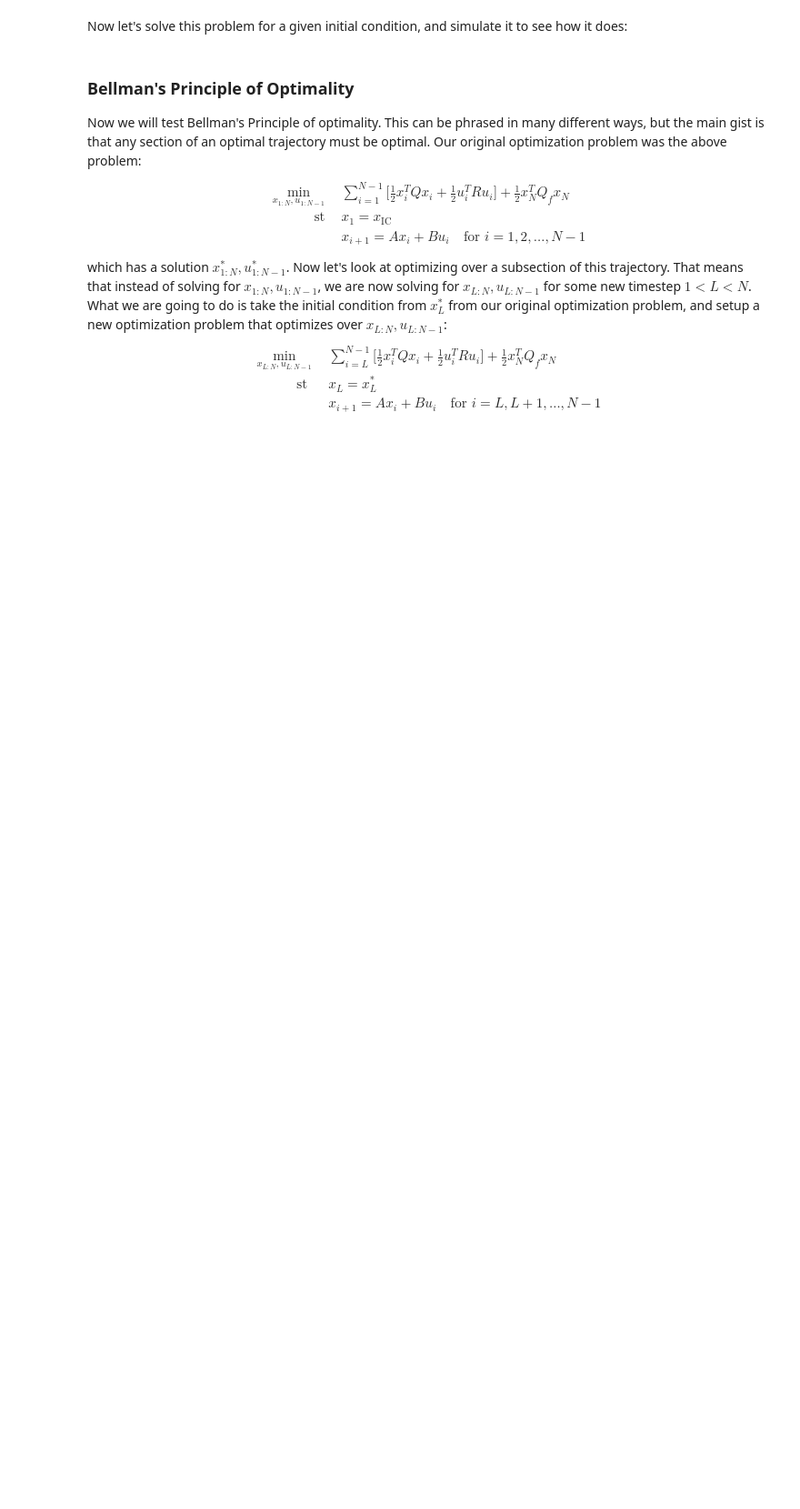
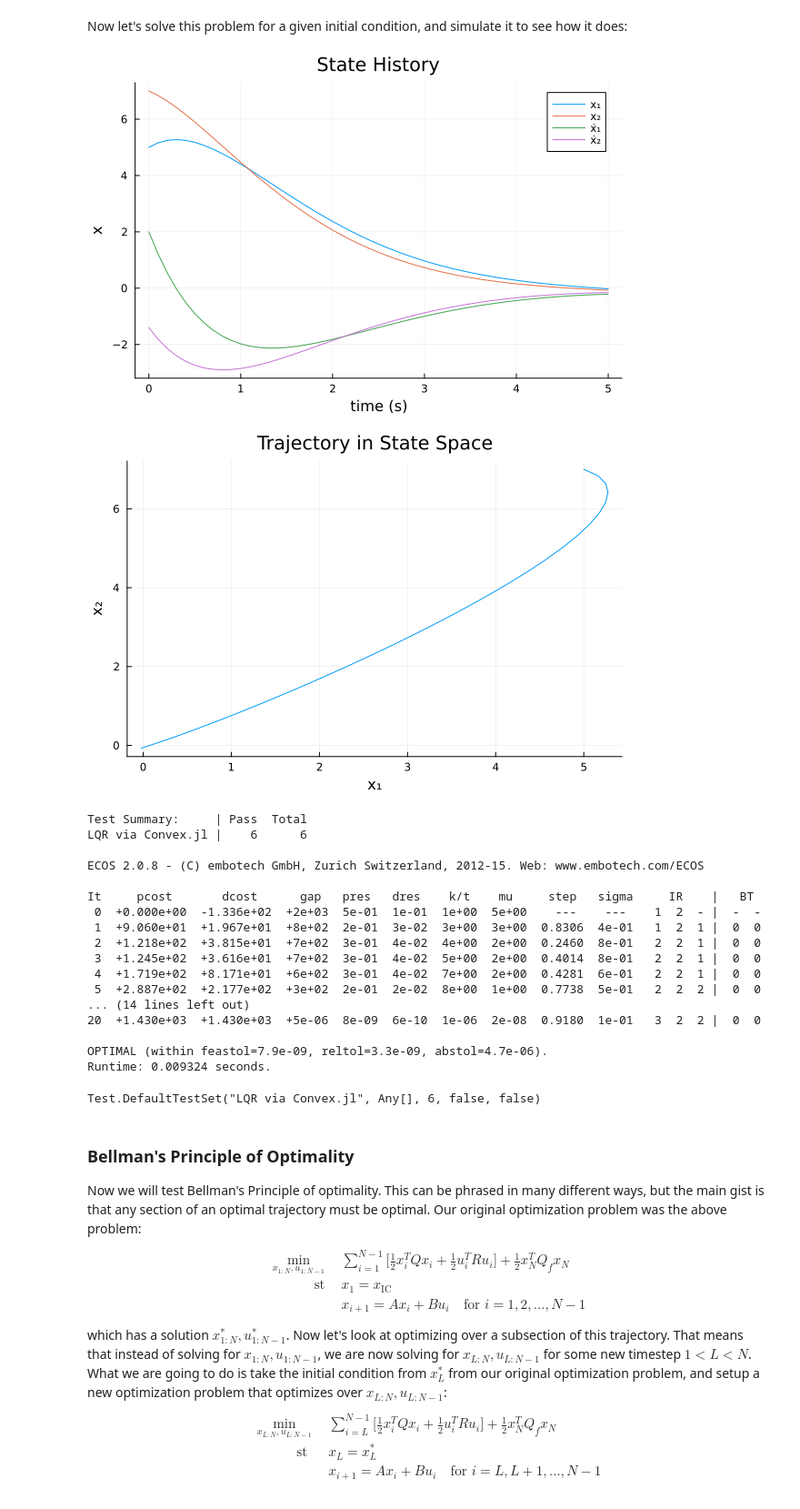
Before and after one commit to stevenwman/OCRL2024, a Jupyter notebook: HW/HW2_S24/Q1.ipynb, the cells around one changed output. Shown: that part at 91% size. Cells and saved outputs as stored; diff of their text form; code cells hidden in the pictures; blank space fills up the shorter version.

```diff
--- a/HW/HW2_S24/Q1.ipynb
+++ b/HW/HW2_S24/Q1.ipynb
@@ -41,3 +59,6 @@ $$\begin{align} \dot{x} =  \begin{bmatrix} 0 & 0 & 1 & 0 \\ 0 & 0 & 0 & 1 \\ 0 &
 ## Part A: Discretize the model (5 pts)
 
 Use the matrix exponential (`exp` in Julia) to discretize the continuous time model assuming we have a zero-order hold on the control. See [this part of the first recitation](https://youtu.be/97JZi5ztc3c?si=Sxqg_uHnRXoozafM&t=2686) if you're unsure of what to do.
+# %%
+A = zeros(5,5)
+@show A[1:5,1:5]
@@ -59,6 +88,13 @@ function double_integrator_AB(dt)::Tuple{Matrix,Matrix}
     A = zeros(nx,nx) # TODO
     B = zeros(nx,nu) # TODO
 
+    Dc = zeros(nx+nu, nx+nu)
+    Dc[1:nx,1:(nx+nu)] = [Ac Bc]
+    Dd = exp(Dc*dt)
+
+    A = Dd[1:nx,1:nx]
+    B = Dd[1:nx,(nx+1):(nx+nu)]
+
     @assert size(A) == (nx,nx)
     @assert size(B) == (nx,nu)
 
@@ -137,11 +179,11 @@ function convex_trajopt(A::Matrix,      # A matrix
     for k = 1:(N-1)
 
         # add stagewise cost
-        cost += 0
+        cost += cvx.quadform(X[:,k],Q) + cvx.quadform(U[:,k],R)
     end
 
     # add terminal cost
-    cost += 0
+    cost += cvx.quadform(X[:,N],Qf)
 
     # initialize cvx problem
     prob = cvx.minimize(cost)
@@ -149,10 +191,11 @@ function convex_trajopt(A::Matrix,      # A matrix
     # TODO: initial condition constraint
     # hint: you can add constraints to our problem like this:
     # prob.constraints += (Gz == h)
+    prob.constraints += (X[:,1] == x_ic)
 
     for k = 1:(N-1)
         # dynamics constraints
-        # prob.constraints +=
+        prob.constraints += (X[:,k+1] == A * X[:,k] + B * U[:,k])
     end
 
     # solve problem (silent solver tells us the output)
@@ -190,40 +233,63 @@ Now let's solve this problem for a given initial condition, and simulate it to s
     x_ic = [5,7,2,-1.4]
 
     # setup and solve our convex optimization problem (verbose = true for submission)
-    Xcvx,Ucvx = convex_trajopt(A,B,Q,R,Qf,N,x_ic; verbose = false)
+    Xcvx,Ucvx = convex_trajopt(A,B,Q,R,Qf,N,x_ic; verbose = true)
 
     # TODO: simulate with the dynamics with control Ucvx, storing the
     # state in Xsim
 
     # initial condition
     Xsim = [zeros(nx) for i = 1:N]
     Xsim[1] = 1*x_ic
 
     # TODO dynamics simulation
-
+    for ii = 2:N
+        Xsim[ii] = A * Xsim[ii-1] + B * Ucvx[ii-1]
+    end
 
     @test length(Xsim) == N
     @test norm(Xsim[end])>1e-13
     #----------------------plotting-----------------------
     Xsim_m = mat_from_vec(Xsim)
 
     # plot state history
     display(plot(t_vec,Xsim_m',label = ["x₁" "x₂" "ẋ₁" "ẋ₂"],
                  title = "State History",
                  xlabel = "time (s)", ylabel = "x"))
 
     # plot trajectory in x1 x2 space
     display(plot(Xsim_m[1,:],Xsim_m[2,:],
                  title = "Trajectory in State Space",
                  ylabel = "x₂", xlabel = "x₁", label = ""))
     #----------------------plotting-----------------------
 
     # tests
     @test 1e-14 < maximum(norm.(Xsim .- Xcvx,Inf)) < 1e-3
     @test isapprox(Ucvx[1], [-7.8532442316767, -4.127120137234], atol = 1e-3)
     @test isapprox(Xcvx[end], [-0.02285990, -0.07140241, -0.21259, -0.1540299], atol = 1e-3)
     @test 1e-14 < norm(Xcvx[end] - Xsim[end]) < 1e-3
 end
+# %% [output]
+[figure, added]
+[figure, added]
+Test Summary:     | Pass  Total
+LQR via Convex.jl |    6      6
+
+ECOS 2.0.8 - (C) embotech GmbH, Zurich Switzerland, 2012-15. Web: www.embotech.com/ECOS
+
+It     pcost       dcost      gap   pres   dres    k/t    mu     step   sigma     IR    |   BT
+ 0  +0.000e+00  -1.336e+02  +2e+03  5e-01  1e-01  1e+00  5e+00    ---    ---    1  2  - |  -  -
+ 1  +9.060e+01  +1.967e+01  +8e+02  2e-01  3e-02  3e+00  3e+00  0.8306  4e-01   1  2  1 |  0  0
+ 2  +1.218e+02  +3.815e+01  +7e+02  3e-01  4e-02  4e+00  2e+00  0.2460  8e-01   2  2  1 |  0  0
+ 3  +1.245e+02  +3.616e+01  +7e+02  3e-01  4e-02  5e+00  2e+00  0.4014  8e-01   2  2  1 |  0  0
+ 4  +1.719e+02  +8.171e+01  +6e+02  3e-01  4e-02  7e+00  2e+00  0.4281  6e-01   2  2  1 |  0  0
+ 5  +2.887e+02  +2.177e+02  +3e+02  2e-01  2e-02  8e+00  1e+00  0.7738  5e-01   2  2  2 |  0  0
+... (14 lines left out)
+20  +1.430e+03  +1.430e+03  +5e-06  8e-09  6e-10  1e-06  2e-08  0.9180  1e-01   3  2  2 |  0  0
+
+OPTIMAL (within feastol=7.9e-09, reltol=3.3e-09, abstol=4.7e-06).
+Runtime: 0.009324 seconds.
+Test.DefaultTestSet("LQR via Convex.jl", Any[], 6, false, false)
 # %% [markdown]
 ### Bellman's Principle of Optimality
 Now we will test Bellman's Principle of optimality. This can be phrased in many different ways, but the main gist is that any section of an optimal trajectory must be optimal. Our original optimization problem was the above problem:
```
Also changed, not shown: parts of 7 cells of this notebook, 1 other file.
